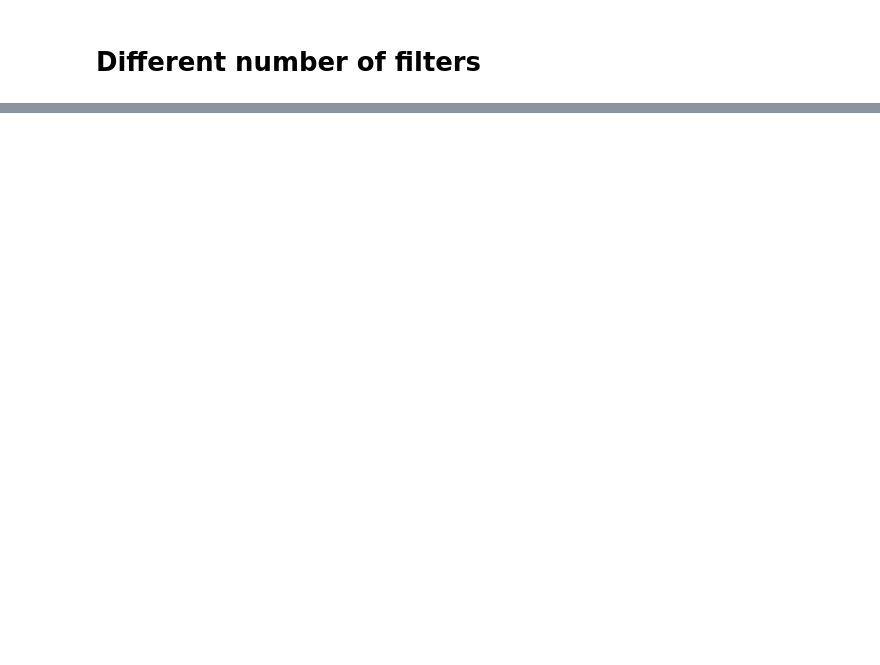
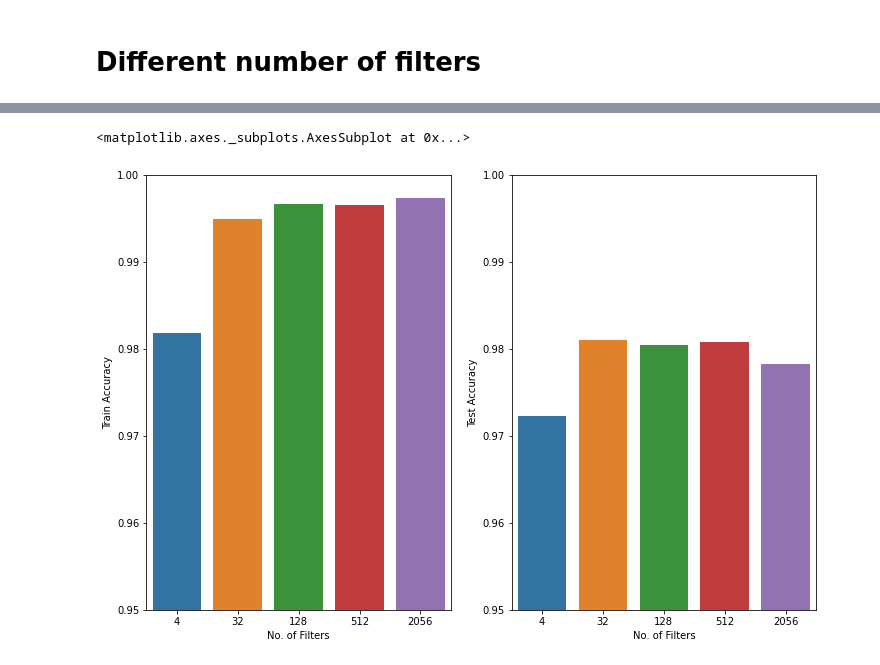
Before and after one commit to manavgakhar/DL-Labs, a Jupyter notebook: DL_Lab6.ipynb, the cells around one changed output, grey strips where cells are left out. Cells and saved outputs as stored; diff of their text form; code cells hidden in the pictures; blank space fills up the shorter version.

```diff
--- a/DL_Lab6.ipynb
+++ b/DL_Lab6.ipynb
@@ -95,0 +89,16 @@ KeyboardInterrupt:
+# %%
+fig,axes= plt.subplots(1,2,figsize=(12,8))
+
+axes[0].set_ylabel('Train Accuracy')
+axes[1].set_ylabel('Test Accuracy')
+axes[0].set_xlabel('No. of Filters')
+axes[1].set_xlabel('No. of Filters')
+
+axes[0].set_ylim(0.95,1.0)
+axes[1].set_ylim(0.95,1.0)
+
+sns.barplot(x=filters,y=train_acc,ax=axes[0])
+sns.barplot(x=filters,y=test_acc,ax=axes[1])
+# %% [output]
+<matplotlib.axes._subplots.AxesSubplot at 0x...>
+[figure, added]
```
Also changed, not shown: parts of 39 cells of this notebook.
